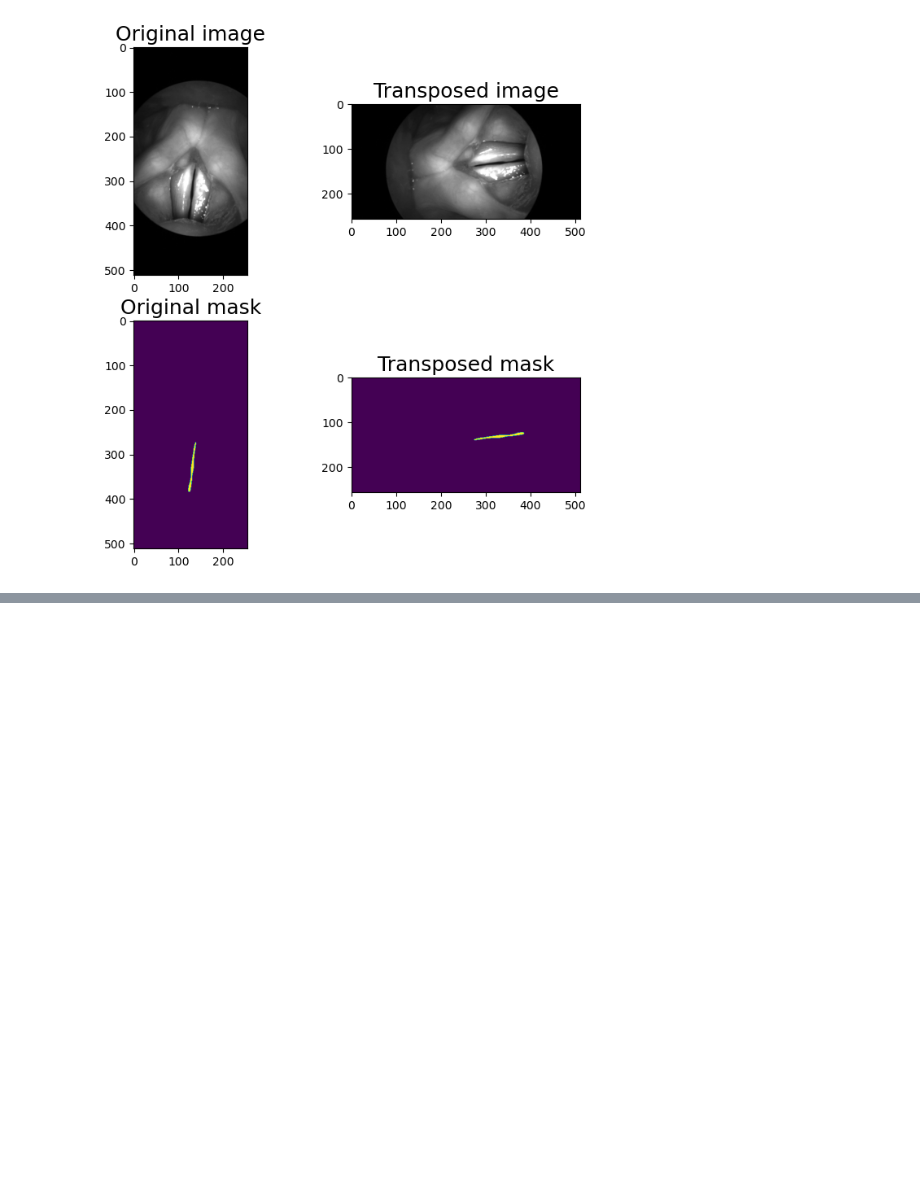
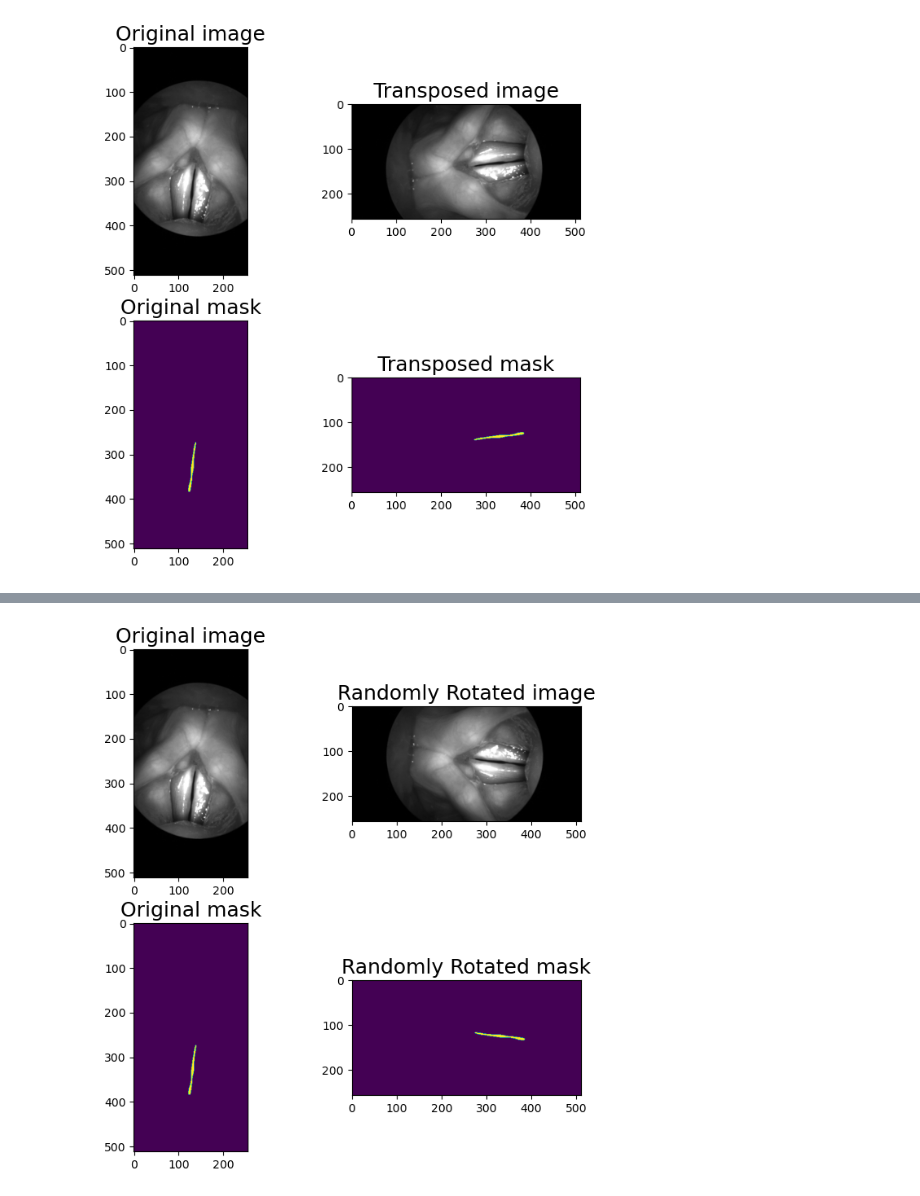
Before and after one commit to KavileBhagavathi/DSSS_Scripts, a Jupyter notebook: Assignment6/Assignment6.ipynb, the cells around one changed output, grey strips where cells are left out. Saved outputs shown, nothing was run; the diff lists cells and outputs as text; code cells hidden in the pictures; blank space fills up the shorter version.

```diff
--- a/Assignment6/Assignment6.ipynb
+++ b/Assignment6/Assignment6.ipynb
@@ -221,0 +229,11 @@ NameError: name 'augmented' is not defined
+# %%
+aug = A.RandomRotate90(p=1)
+
+augmented = aug(image=image, mask=mask)
+
+image_rot90 = augmented['image']
+mask_rot90 = augmented['mask']
+
+visualize(image_rot90, mask_rot90, original_image=image, original_mask=mask,ttitle="Randomly Rotated")
+# %% [output]
+[figure, added]
```
Also changed, not shown: parts of 2 cells of this notebook.
